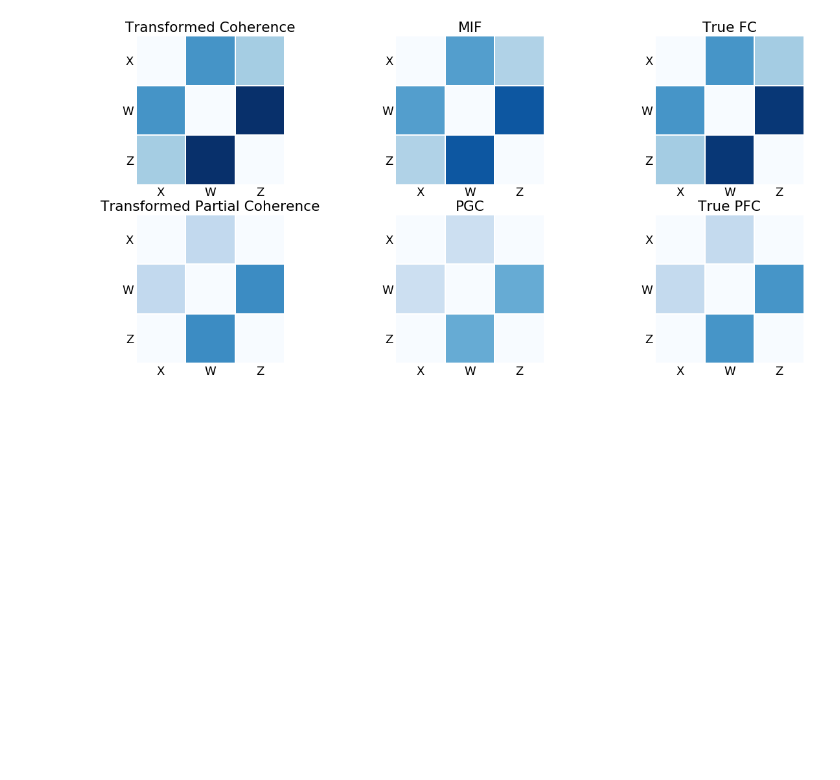
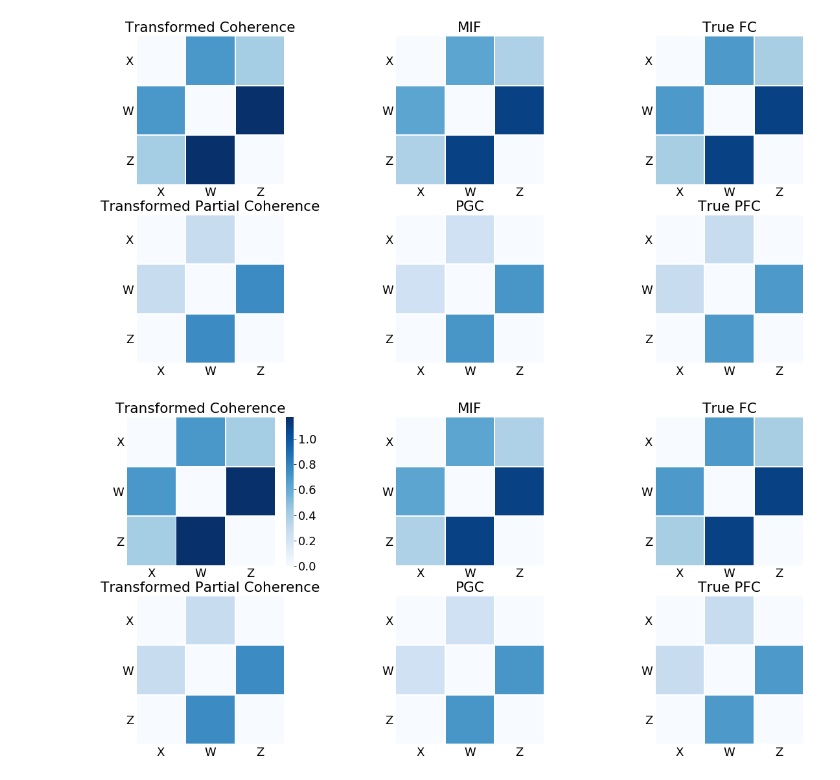
Before and after one commit to jy46/PGC, a Jupyter notebook: figure3.ipynb, the cells around one changed output. Saved outputs shown, nothing was run; the diff lists cells and outputs as text; code cells hidden in the pictures; blank space fills up the shorter version.

```diff
--- a/figure3.ipynb
+++ b/figure3.ipynb
@@ -30,7 +22,7 @@ time_max = int(1e2)-time_step
 num_trials = int(1e3)
 
 # Number of bootstrap iterations
-num_boot_iter = 10
+num_boot_iter = 100
 
 # Frequency for time processes
 f0 = 10;
@@ -264,5 +261,75 @@ plt.savefig('figure3.pdf');
 # %% [output]
 [figure]
+# %%
+# PLOT RESULTS
+
+# FONT SIZE FOR FIGURES
+matplotlib.rcParams.update({'font.size': 18})
+
+f_plt, ax = plt.subplots(figsize=(17, 8));
+f_plt.tight_layout()
+
+lw=1
+max_val = np.max(np.stack((MIF_true,PGC_true,MIF,PGC,np.squeeze(C_log[:,:,f==f0]),
+                           np.squeeze(P_log[:,:,f==f0]))))
+
+ax = plt.subplot(231)
+sns.heatmap(np.squeeze(C_log[:,:,f==f0]),square=True,cmap="Blues",vmax=max_val,vmin=0,
+            linewidths=lw,cbar=True)
+plt.title('Transformed Coherence')
+plt.xticks([0.5,1.5,2.5],['X','W','Z'])
+plt.yticks([0.5,1.5,2.5],['X','W','Z'],rotation=0)
+ax.tick_params(axis=u'both', which=u'both',length=0)
+plt.ylim((3,0));
+
+ax = plt.subplot(234)
+sns.heatmap(np.squeeze(P_log[:,:,f==f0]),square=True,cmap="Blues",vmax=max_val,vmin=0,
+            linewidths=lw,cbar=False)
+plt.title('Transformed Partial Coherence')
+plt.xticks([0.5,1.5,2.5],['X','W','Z'])
+plt.yticks([0.5,1.5,2.5],['X','W','Z'],rotation=0)
+ax.tick_params(axis=u'both', which=u'both',length=0)
+plt.ylim((3,0));
+
+ax = plt.subplot(232)
+sns.heatmap(MIF,square=True,cmap="Blues",vmax=max_val,vmin=0,
+            linewidths=lw,cbar=False)
+plt.title('MIF')
+plt.xticks([0.5,1.5,2.5],['X','W','Z'])
+plt.yticks([0.5,1.5,2.5],['X','W','Z'],rotation=0)
+ax.tick_params(axis=u'both', which=u'both',length=0)
+plt.ylim((3,0));
+
+ax = plt.subplot(235)
+sns.heatmap(PGC,square=True,cmap="Blues",vmax=max_val,vmin=0,
+            linewidths=lw,cbar=False)
+plt.title('PGC')
+plt.xticks([0.5,1.5,2.5],['X','W','Z'])
+plt.yticks([0.5,1.5,2.5],['X','W','Z'],rotation=0)
+ax.tick_params(axis=u'both', which=u'both',length=0)
+plt.ylim((3,0));
+
+ax = plt.subplot(233)
+sns.heatmap(MIF_true,square=True,cmap="Blues",vmax=max_val,vmin=0,
+            linewidths=lw,cbar=False)
+plt.title('True FC')
+plt.xticks([0.5,1.5,2.5],['X','W','Z'])
+plt.yticks([0.5,1.5,2.5],['X','W','Z'],rotation=0)
+ax.tick_params(axis=u'both', which=u'both',length=0)
+plt.ylim((3,0));
+
+ax = plt.subplot(236)
+sns.heatmap(PGC_true,square=True,cmap="Blues",vmax=max_val,vmin=0,
+            linewidths=lw,cbar=False)
+plt.title('True PFC')
+plt.xticks([0.5,1.5,2.5],['X','W','Z'])
+plt.yticks([0.5,1.5,2.5],['X','W','Z'],rotation=0)
+ax.tick_params(axis=u'both', which=u'both',length=0);
+plt.ylim((3,0));
+
+plt.savefig('figure3_colorbar.pdf');
+# %% [output]
+[figure, added]
 # %%
 from scipy.io import savemat
 data_to_save = {"C_log": C_log, "P_log": P_log,
```
Also changed, not shown: parts of 3 cells of this notebook.
